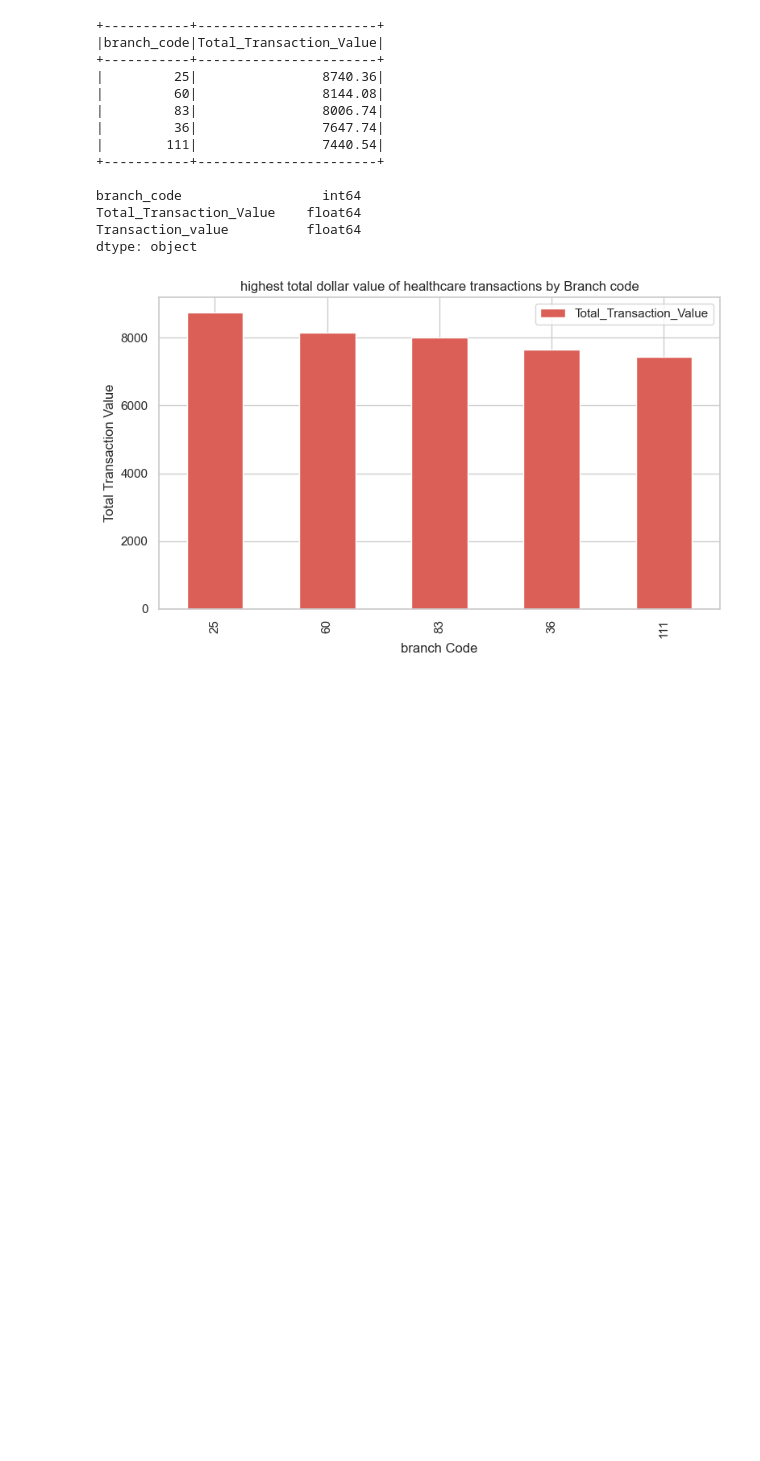
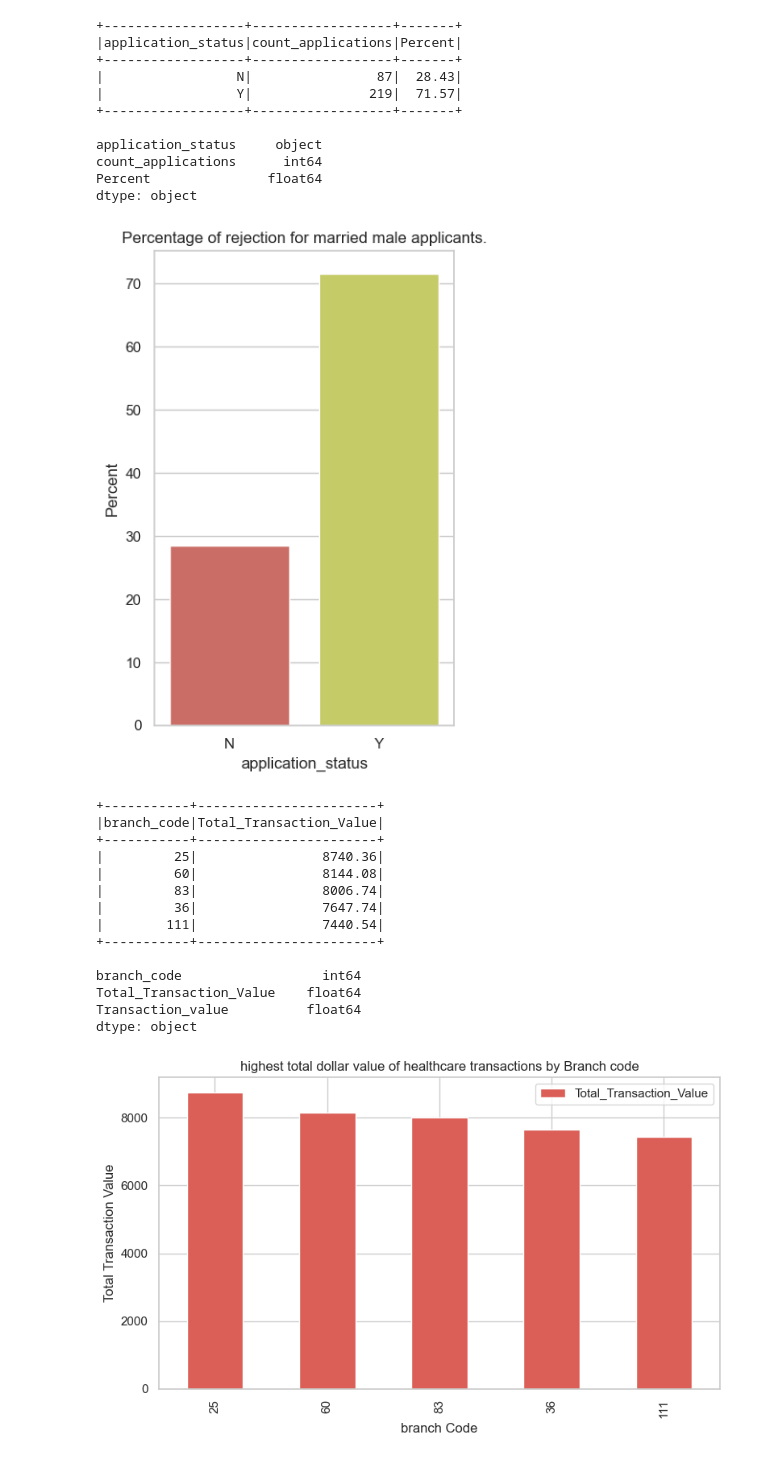
Before and after one commit to Mary-Dayana/Capstone, a Jupyter notebook: functions_visualizations.ipynb, the cells around one changed output. Saved outputs shown, nothing was run; the diff lists cells and outputs as text; code cells hidden in the pictures; blank space fills up the shorter version.

```diff
--- a/functions_visualizations.ipynb
+++ b/functions_visualizations.ipynb
@@ -95,34 +109,47 @@ def married_applicants_5_2(pd_df):
 		FROM cdw_sapp_loan_application \
 		WHERE Gender = 'Male' AND Married = 'Yes' \
 		GROUP BY application_status) as a"
 
   spark_df = spark.read.format("jdbc") \
   .option("url", "jdbc:mysql://localhost:3306/creditcard_capstone") \
   .option("user", "root") \
   .option("password", "password") \
   .option("dbtable", query6) \
   .load()
 
   spark_df.show()
 
   pd_df = spark_df.toPandas()
 
 # pd_sql1.reset_index(inplace=True)
   pd_df['Percent'] = pd_df['Percent'].astype('float')
   print(pd_df.dtypes)
 
   # pd_df.plot(kind='bar', x='application_status', y='Percent', figsize=(4,6))
   plt.title('The percentage of Applicants rejected/approved')
   plt.xlabel('Application Status')
   plt.ylabel('Percentage of Married Male Applicants')
-  sns.set(rc={"figure.figsize":(4,6)})
+  sns.set(rc={"figure.figsize":(4,4)})
   sns.set_theme(style="whitegrid", palette="hls")
   sns.barplot(x ='application_status',
             y='Percent',
             data=pd_df).set(title ="Percentage of rejection for married male applicants.")
   plt.show()
 
 married_applicants_5_2('pd_df')
+# %% [output]
++------------------+------------------+-------+
+|application_status|count_applications|Percent|
++------------------+------------------+-------+
+|                 N|                87|  28.43|
+|                 Y|               219|  71.57|
++------------------+------------------+-------+
+
+application_status     object
+count_applications      int64
+Percent               float64
+dtype: object
+[figure, added]
 # %%
 # 5.3 Find and plot the top three months with the largest transaction data.
 # Note: Take a screenshot of the graph.
```
Also changed, not shown: parts of 6 cells of this notebook, 13 other files.
